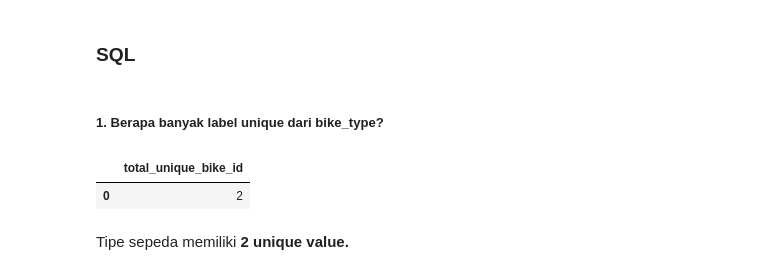
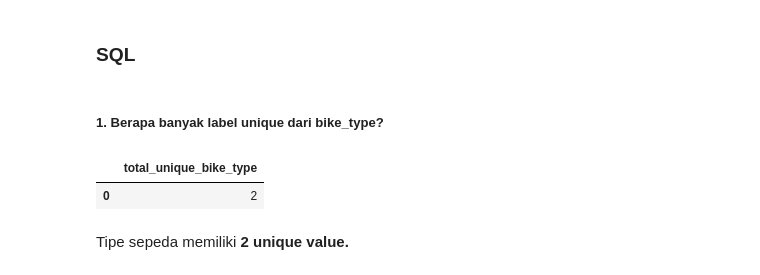
Before and after one commit to karenlontoh/kisi_kisi_lc2_p0, a Jupyter notebook: kisi_kisi_lc2_p0.ipynb, the cells around one changed output. Cells and saved outputs as stored; diff of their text form; code cells hidden in the pictures.

```diff
--- a/kisi_kisi_lc2_p0.ipynb
+++ b/kisi_kisi_lc2_p0.ipynb
@@ -36,15 +36,15 @@ Authenticated
 # %%
 # Menggunakan DISTINCT untuk mengambil unique value dari kolom 'bike_type'
 # Menggunakan COUNT untuk menghitung total unique value dari kolom 'bike_type'
 no1 = client.query("""
 SELECT
-  COUNT(DISTINCT bike_type) AS total_unique_bike_id
+  COUNT(DISTINCT bike_type) AS total_unique_bike_type
 FROM ftds-hacktiv8-project.practice.bike_rent;
 """).to_dataframe()
 
 no1
 # %% [output]
-|  | total_unique_bike_id |
+|  | total_unique_bike_type |
 | 0 | 2 |
 # %% [markdown]
 Tipe sepeda memiliki **2 unique value.**
```
